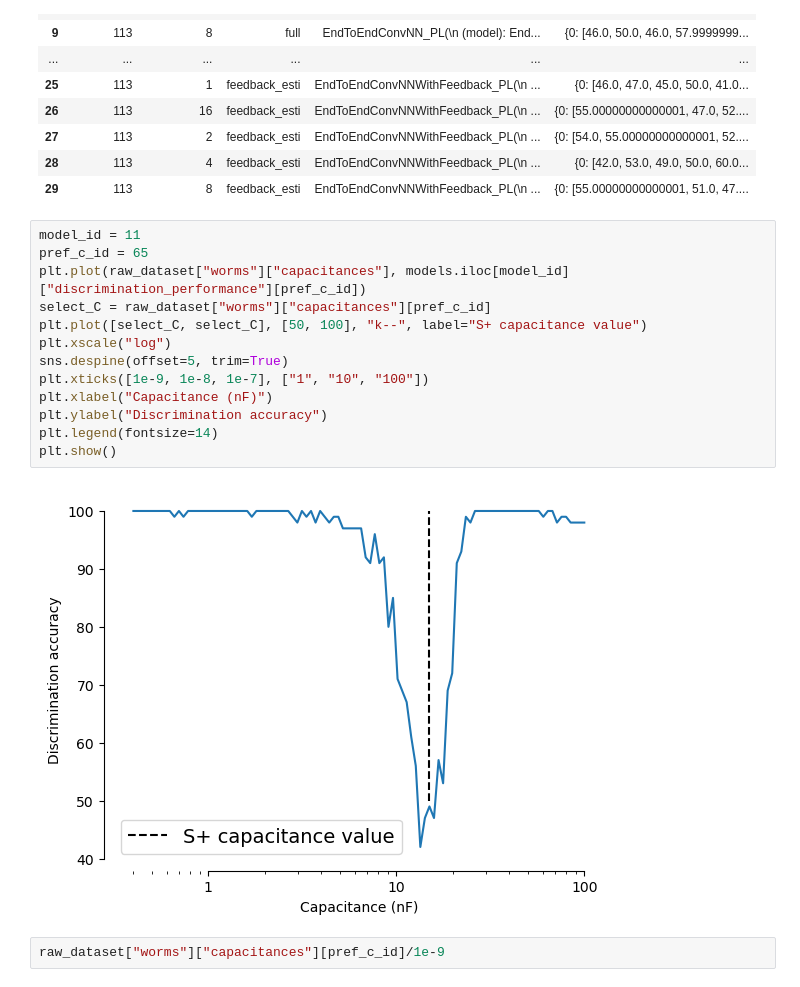
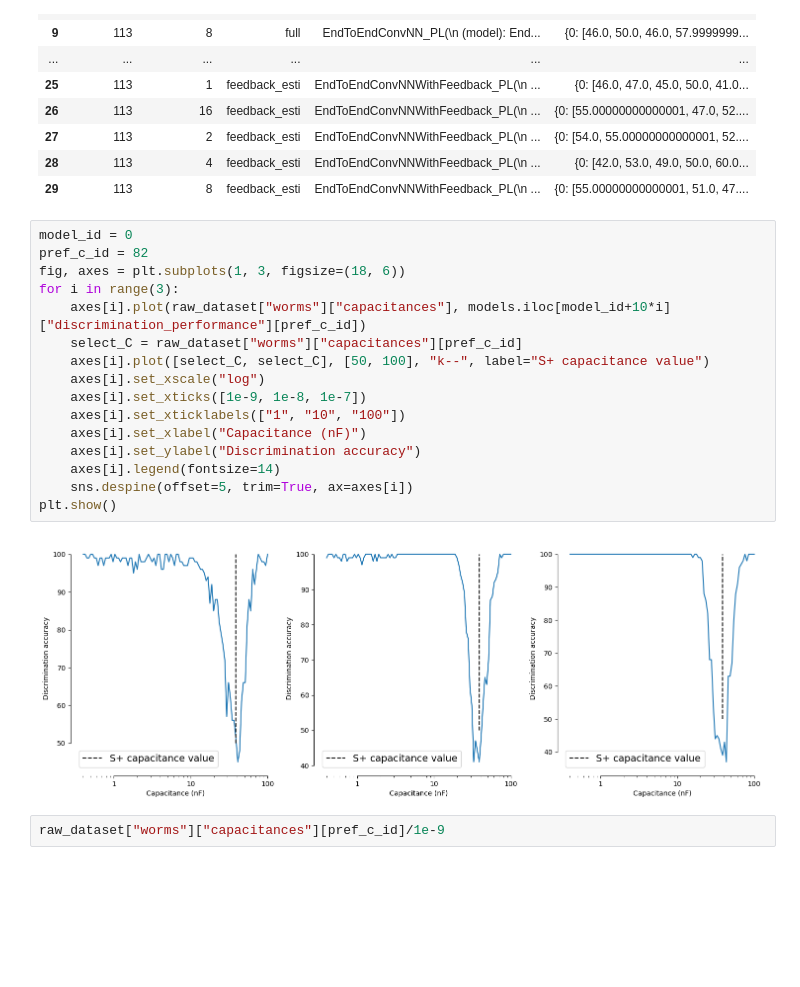
Before and after one commit to DenisTurcu/efish-characterization, a Jupyter notebook: paper-reviews-replies/discrimination-task-capacitance.ipynb, the cells around one changed output. Drawn from its saved outputs; the diff is of its cells as text; blank space fills up the shorter version.

Commit message:
various tests on the capacitance discrimination task

```diff
--- a/paper-reviews-replies/discrimination-task-capacitance.ipynb
+++ b/paper-reviews-replies/discrimination-task-capacitance.ipynb
@@ -93,20 +93,23 @@ models
 | 28 | 113 | 4 | feedback_esti | EndToEndConvNNWithFeedback_PL(\n ... | {0: [42.0, 53.0, 49.0, 50.0, 60.0... |
 | 29 | 113 | 8 | feedback_esti | EndToEndConvNNWithFeedback_PL(\n ... | {0: [55.00000000000001, 51.0, 47.... |
 # %%
-model_id = 11
-pref_c_id = 65
-plt.plot(raw_dataset["worms"]["capacitances"], models.iloc[model_id]["discrimination_performance"][pref_c_id])
-select_C = raw_dataset["worms"]["capacitances"][pref_c_id]
-plt.plot([select_C, select_C], [50, 100], "k--", label="S+ capacitance value")
-plt.xscale("log")
-sns.despine(offset=5, trim=True)
-plt.xticks([1e-9, 1e-8, 1e-7], ["1", "10", "100"])
-plt.xlabel("Capacitance (nF)")
-plt.ylabel("Discrimination accuracy")
-plt.legend(fontsize=14)
+model_id = 0
+pref_c_id = 82
+fig, axes = plt.subplots(1, 3, figsize=(18, 6))
+for i in range(3):
+    axes[i].plot(raw_dataset["worms"]["capacitances"], models.iloc[model_id+10*i]["discrimination_performance"][pref_c_id])
+    select_C = raw_dataset["worms"]["capacitances"][pref_c_id]
+    axes[i].plot([select_C, select_C], [50, 100], "k--", label="S+ capacitance value")
+    axes[i].set_xscale("log")
+    axes[i].set_xticks([1e-9, 1e-8, 1e-7])
+    axes[i].set_xticklabels(["1", "10", "100"])
+    axes[i].set_xlabel("Capacitance (nF)")
+    axes[i].set_ylabel("Discrimination accuracy")
+    axes[i].legend(fontsize=14)
+    sns.despine(offset=5, trim=True, ax=axes[i])
 plt.show()
 # %% [output]
-[figure, old version]
+[figure, new version]
 # %%
 raw_dataset["worms"]["capacitances"][pref_c_id]/1e-9
 # %% [output]
```
Also changed, not shown: parts of 3 cells of this notebook.
